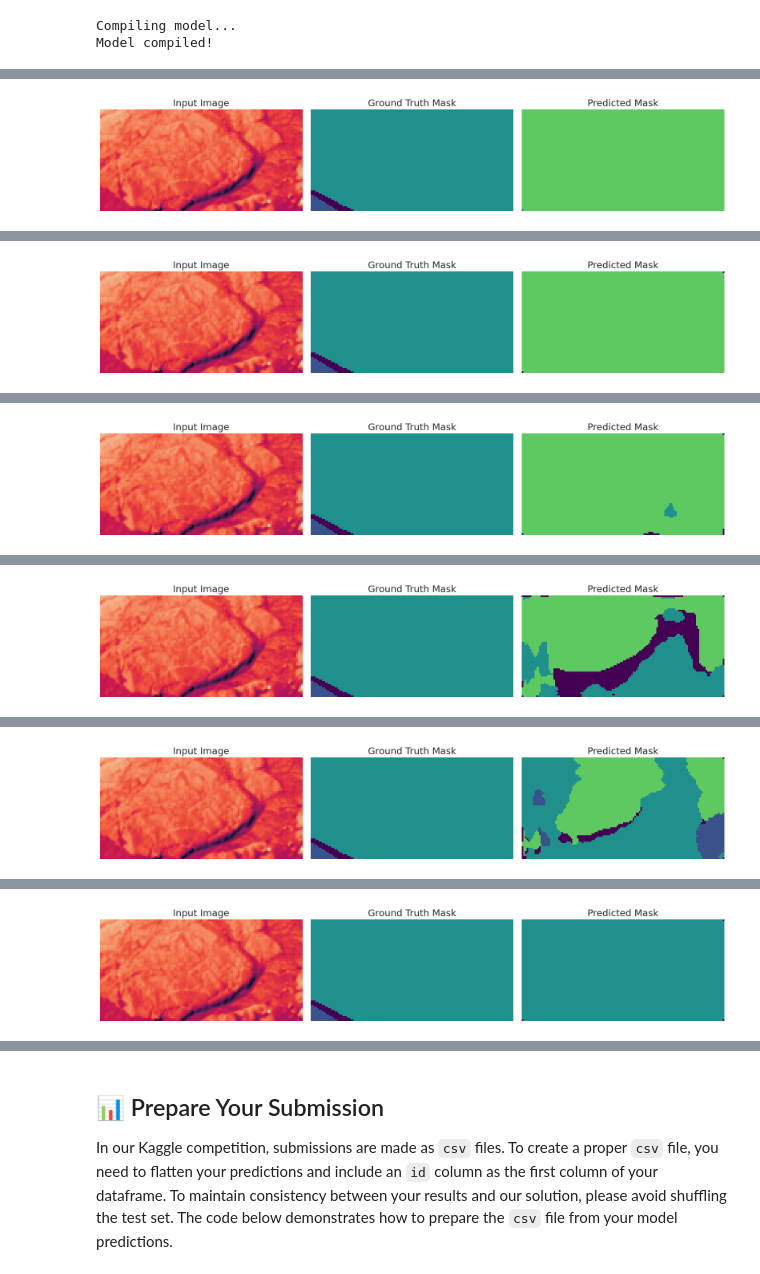
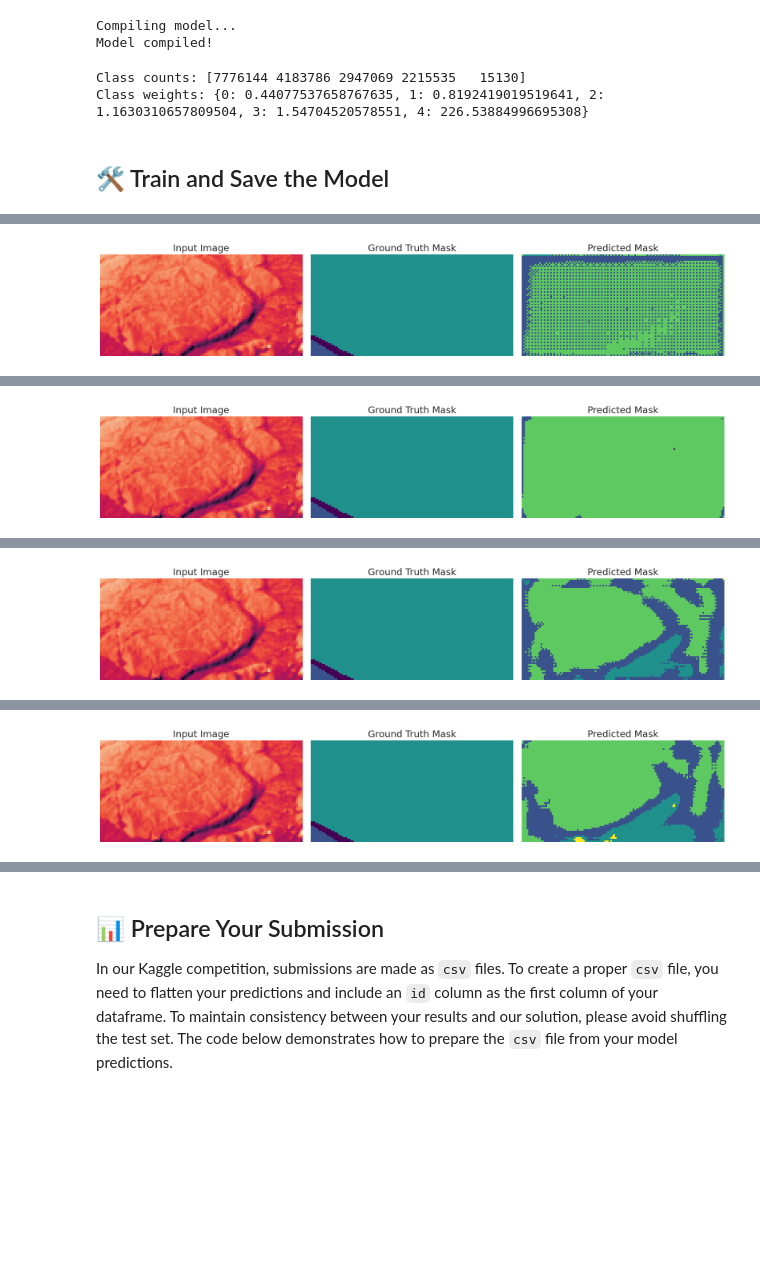
Before and after one commit to Kopyshevskiy/AN2DL_ch2, a Jupyter notebook: mattia/01_Homework2_model1_PeruzziMattia.ipynb, the cells around one changed output, grey strips where cells are left out. Drawn from its saved outputs; the diff is of its cells as text; code cells hidden in the pictures; blank space fills up the shorter version.

```diff
--- a/mattia/01_Homework2_model1_PeruzziMattia.ipynb
+++ b/mattia/01_Homework2_model1_PeruzziMattia.ipynb
@@ -288,16 +260,17 @@ def apply_augmentation(image, label, seed=None):
     return image, label
 # %%
-def make_dataset(image_paths, label_paths, batch_size, shuffle=True, augment=False, seed=None):
+def make_dataset(images, labels, batch_size, shuffle=True, augment=False, seed=None):
     """
-    Create a memory-efficient TensorFlow dataset.
+    Create a memory-efficient TensorFlow dataset directly from arrays of images and labels.
+    Assumes images and labels are already in the right format (normalized, correct channels).
     """
-    # Create dataset from file paths
-    dataset = tf.data.Dataset.from_tensor_slices((image_paths, label_paths))
+    # Create dataset from the image and label arrays
+    dataset = tf.data.Dataset.from_tensor_slices((images, labels))
 
     if shuffle:
         dataset = dataset.shuffle(buffer_size=batch_size * 2, seed=seed)
 
-    # Load images and labels
+    # Load images and labels without further processing
     dataset = dataset.map(
         load_single_image,
         num_parallel_calls=tf.data.AUTOTUNE
@@ -322,13 +295,13 @@ def make_dataset(image_paths, label_paths, batch_size, shuffle=True, augment=Fal
     return dataset
 # %%
 # Set batch size for training
-BATCH_SIZE = 64
+BATCH_SIZE = 32
 
 # Set learning rate for the optimiser
 LEARNING_RATE = 1e-3
 
 # Set early stopping patience threshold
-PATIENCE = 5
+PATIENCE = 8
 
 # Set maximum number of training epochs
 EPOCHS = 50
@@ -522,6 +466,4 @@ Model: "UNet"
 # %%
-model = get_unet_model()
-
 # Print a detailed summary of the model with expanded nested layers and trainable parameters.
 model.summary(expand_nested=True, show_trainable=True)
 
@@ -646,11 +609,38 @@ viz_callback = VizCallback(X_val[0], y_val[0])
+# %%
+# Initialize an array to hold the class counts
+class_counts = np.zeros(5, dtype=int)  # Assuming 5 classes (0 to 4)
+
+# Iterate through the dataset to count the pixels for each class
+for image, label in train_dataset:
+    # Flatten the label tensor and accumulate the pixel counts
+    class_counts += np.bincount(label.numpy().flatten(), minlength=5)
+
+# Compute the total number of pixels
+total_pixels = np.sum(class_counts)
+
+# Compute the inverse frequency class weights
+class_weights = total_pixels / (len(class_counts) * class_counts)
+
+# Create a dictionary with class indices as keys and the computed class weights as values
+class_weights = {i: weight for i, weight in enumerate(class_weights)}
+
+# Print the results
+print("Class counts:", class_counts)
+print("Class weights:", class_weights)
+# %% [output]
+Class counts: [7776144 4183786 2947069 2215535   15130]
+Class weights: {0: 0.44077537658767635, 1: 0.8192419019519641, 2: 1.1630310657809504, 3: 1.54704520578551, 4: 226.53884996695308}
+# %% [markdown]
+## 🛠️ Train and Save the Model
 # %%
 # Train the model
 history = model.fit(
     train_dataset,
     epochs=EPOCHS,
     validation_data=val_dataset,
-    callbacks=[early_stopping, viz_callback],
-    verbose=1
+    callbacks=callbacks,
+    verbose=1,
+    class_weight=class_weights
 ).history
 
 # Calculate and print the final validation accuracy
@@ -666 +656 @@ Epoch 1/50
-[figure, old version]
+[figure, new version]
@@ -678 +668 @@ Epoch 6/50
-[figure, old version]
+[figure, new version]
@@ -690 +680 @@ Epoch 11/50
-[figure, old version]
+[figure, new version]
@@ -702 +692 @@ Epoch 16/50
-[figure, old version]
+[figure, new version]
@@ -714 +700,0 @@ Epoch 21/50
-[figure, removed]
@@ -726 +700,0 @@ Epoch 26/50
-[figure, removed]
```
Also changed, not shown: parts of 22 cells of this notebook.
